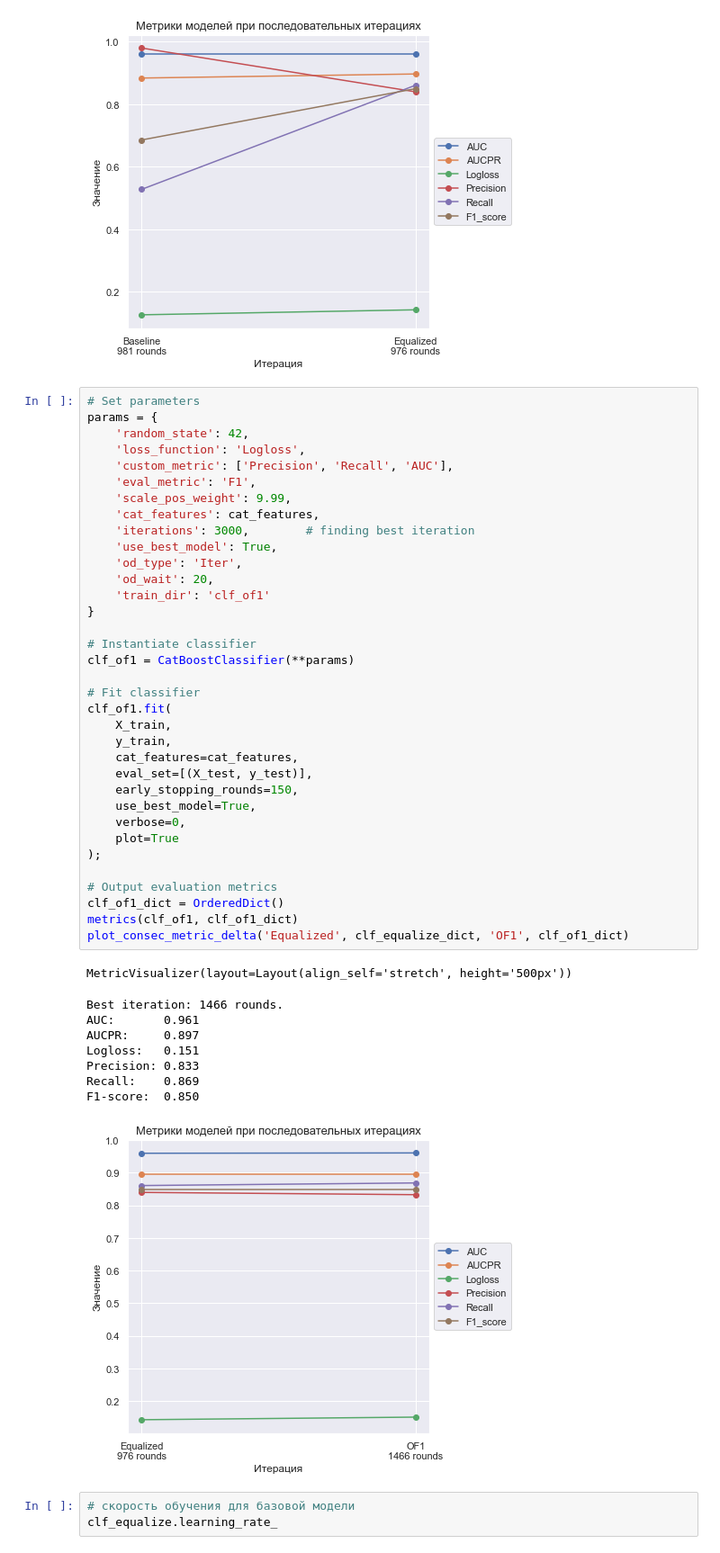
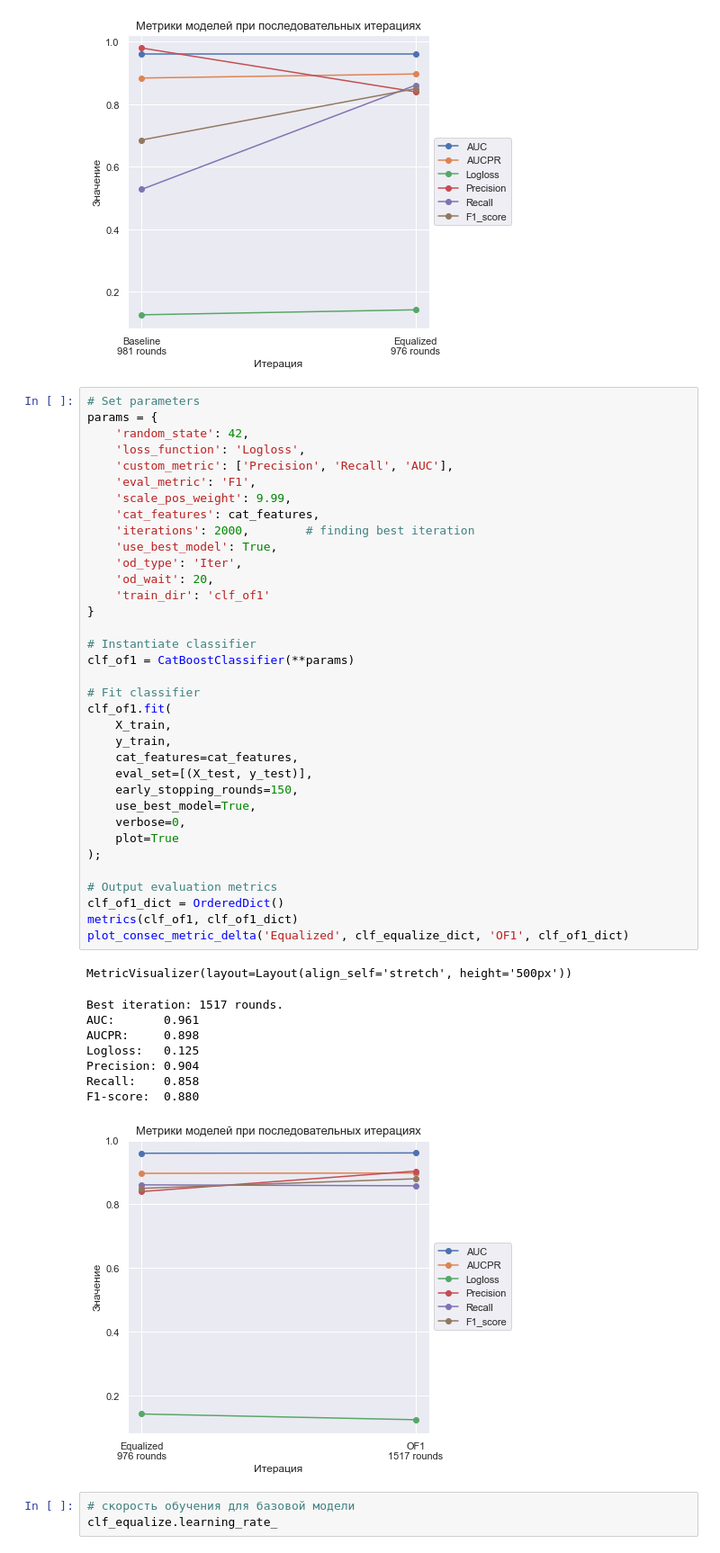
Before and after one commit to loverberg/portfolio, a Jupyter notebook: Big_Data_MTC/CatBoostClassifier.ipynb, the cells around one changed output. Shown at 90% size. Drawn from its saved outputs; the diff is of its cells as text.

```diff
--- a/Big_Data_MTC/CatBoostClassifier.ipynb
+++ b/Big_Data_MTC/CatBoostClassifier.ipynb
@@ -282,42 +283,42 @@ params = {
     'eval_metric': 'F1',
     'scale_pos_weight': 9.99,
     'cat_features': cat_features,
-    'iterations': 3000,        # finding best iteration
+    'iterations': 2000,        # finding best iteration
     'use_best_model': True,
     'od_type': 'Iter',
     'od_wait': 20,
     'train_dir': 'clf_of1'
 }
 
 # Instantiate classifier
 clf_of1 = CatBoostClassifier(**params)
 
 # Fit classifier
 clf_of1.fit(
     X_train,
     y_train,
     cat_features=cat_features,
     eval_set=[(X_test, y_test)],
     early_stopping_rounds=150,
     use_best_model=True,
     verbose=0,
     plot=True
 );
 
 # Output evaluation metrics
 clf_of1_dict = OrderedDict()
 metrics(clf_of1, clf_of1_dict)
 plot_consec_metric_delta('Equalized', clf_equalize_dict, 'OF1', clf_of1_dict)
 # %% [output]
 MetricVisualizer(layout=Layout(align_self='stretch', height='500px'))
-Best iteration: 1466 rounds.
+Best iteration: 1517 rounds.
 AUC:       0.961
-AUCPR:     0.897
-Logloss:   0.151
-Precision: 0.833
-Recall:    0.869
-F1-score:  0.850
+AUCPR:     0.898
+Logloss:   0.125
+Precision: 0.904
+Recall:    0.858
+F1-score:  0.880
-[figure, old version]
+[figure, new version]
 # %%
 # скорость обучения для базовой модели
 clf_equalize.learning_rate_
```
Also changed, not shown: parts of 5 cells of this notebook, 20 other files.
